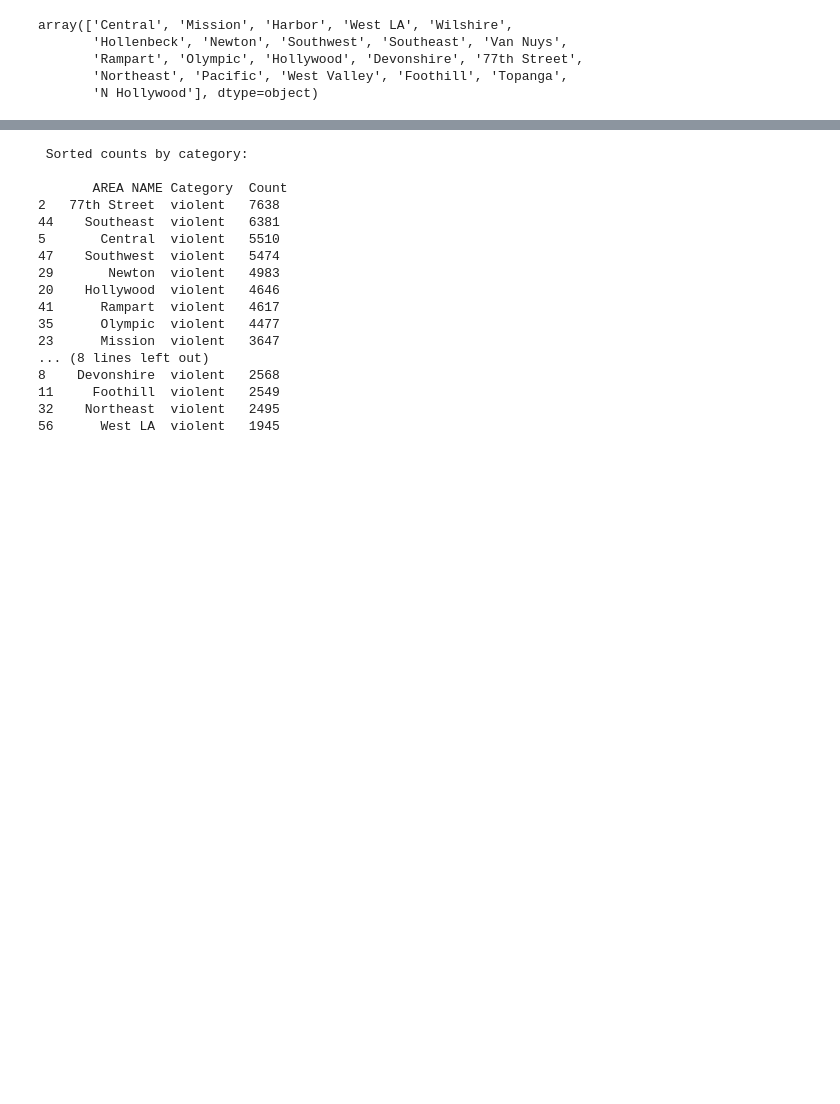
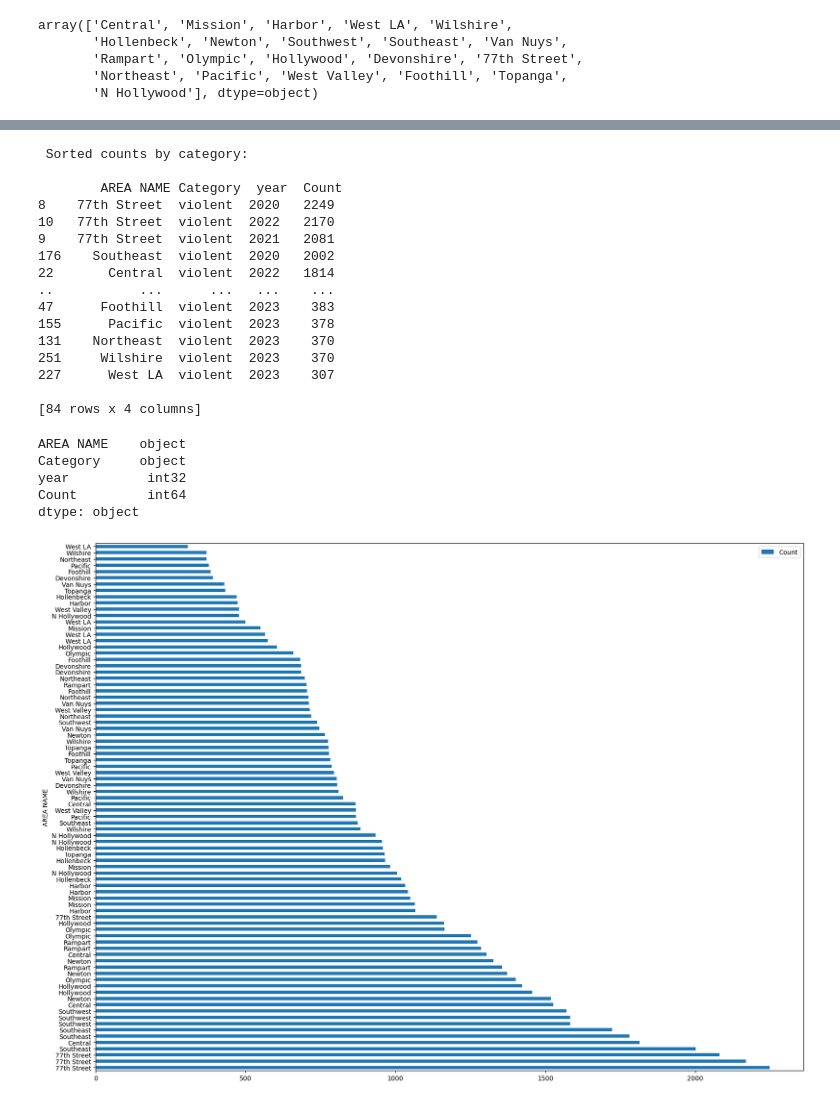
Before and after one commit to Ed-Lovera/AI-PT-Project-1, a Jupyter notebook: Vickram/crime_dataframe.ipynb, the cells around one changed output, grey strips where cells are left out. Cells and saved outputs as stored; diff of their text form; code cells hidden in the pictures; blank space fills up the shorter version.

```diff
--- a/Vickram/crime_dataframe.ipynb
+++ b/Vickram/crime_dataframe.ipynb
@@ -87,3 +87,7 @@ Index(['DR_NO', 'Date Rptd', 'DATE OCC', 'TIME OCC', 'AREA', 'AREA NAME',
        'Crm Cd 2', 'Crm Cd 3', 'Crm Cd 4', 'LOCATION', 'Cross Street', 'LAT',
        'LON', 'Category'],
       dtype='object')
+# %%
+la_crime_df['Date Rptd'] = pd.to_datetime(la_crime_df['Date Rptd'])
+la_crime_df['year']=la_crime_df['Date Rptd'].dt.year
+la_crime_df.head()
@@ -190,7 +202,8 @@ array(['Central', 'Mission', 'Harbor', 'West LA', 'Wilshire',
        'Northeast', 'Pacific', 'West Valley', 'Foothill', 'Topanga',
        'N Hollywood'], dtype=object)
 # %%
-category_crime_count = la_crime_df_filtered.groupby(['AREA NAME','Category']).size().reset_index(name='Count')
+category_crime_count = la_crime_df_filtered.groupby(['AREA NAME','Category','year']).size().reset_index(name='Count')
 print('category_crime_count')
+category_crime_count
 # %% [output]
 category_crime_count
@@ -197,22 +223,22 @@ category_crime_count
 # %%
 sorted_category_count = category_crime_count.sort_values(by='Count',ascending=False)
 sorted_category_count = sorted_category_count[sorted_category_count['Category']== 'violent']
+
 print("\n Sorted counts by category:\n\n",  sorted_category_count)
 # %% [output]
  Sorted counts by category:
 
-       AREA NAME Category  Count
-2   77th Street  violent   7638
-44    Southeast  violent   6381
-5       Central  violent   5510
-47    Southwest  violent   5474
-29       Newton  violent   4983
-20    Hollywood  violent   4646
-41      Rampart  violent   4617
-35      Olympic  violent   4477
-23      Mission  violent   3647
-... (8 lines left out)
-8    Devonshire  violent   2568
-11     Foothill  violent   2549
-32    Northeast  violent   2495
-56      West LA  violent   1945
+        AREA NAME Category  year  Count
+8    77th Street  violent  2020   2249
+10   77th Street  violent  2022   2170
+9    77th Street  violent  2021   2081
+176    Southeast  violent  2020   2002
+22       Central  violent  2022   1814
+..           ...      ...   ...    ...
+47      Foothill  violent  2023    383
+155      Pacific  violent  2023    378
+131    Northeast  violent  2023    370
+251     Wilshire  violent  2023    370
+227      West LA  violent  2023    307
+
+[84 rows x 4 columns]
@@ -220,0 +245,10 @@ c
+# %%
+sorted_category_count.plot(kind='barh', figsize = (20,15), y='Count', x='AREA NAME')
+print(sorted_category_count.dtypes)
+# %% [output]
+AREA NAME    object
+Category     object
+year          int32
+Count         int64
+dtype: object
+[figure, added]
```
Also changed, not shown: parts of 6 cells of this notebook.
